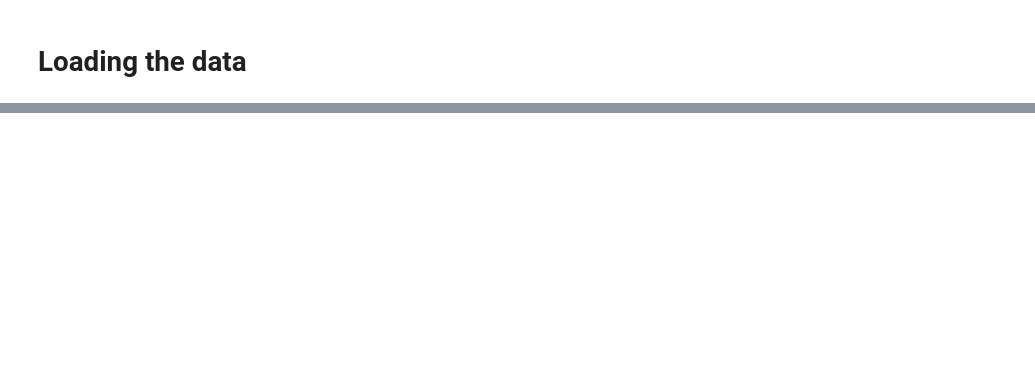
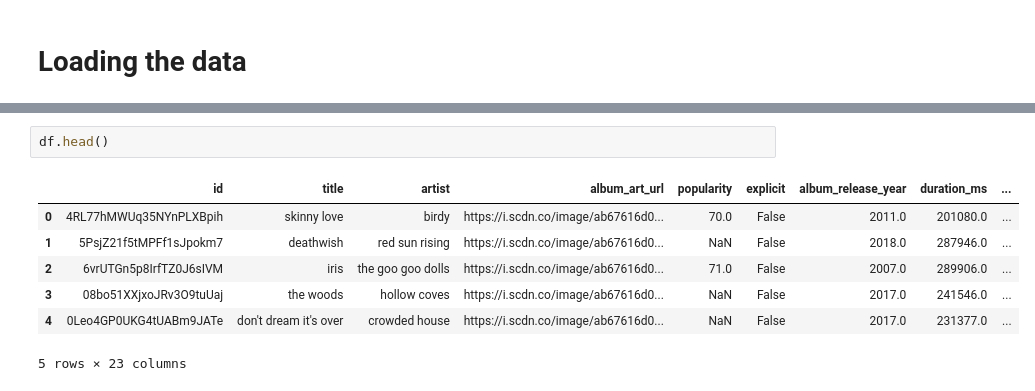
Before and after one commit to KrystianPielat/songs_analysis, a Jupyter notebook: data_collection.ipynb, the cells around one changed output, grey strips where cells are left out. Cells and saved outputs as stored; diff of their text form; blank space fills up the shorter version.

```diff
--- a/data_collection.ipynb
+++ b/data_collection.ipynb
@@ -150,0 +164,10 @@ df
+# %%
+df.head()
+# %% [output]
+|  | id | title | artist | album_art_url | popularity | explicit | album_release_year | duration_ms | ... |
+| 0 | 4RL77hMWUq35NYnPLXBpih | skinny love | birdy | https://i.scdn.co/image/ab67616d0... | 70.0 | False | 2011.0 | 201080.0 | ... |
+| 1 | 5PsjZ21f5tMPFf1sJpokm7 | deathwish | red sun rising | https://i.scdn.co/image/ab67616d0... | NaN | False | 2018.0 | 287946.0 | ... |
+| 2 | 6vrUTGn5p8IrfTZ0J6sIVM | iris | the goo goo dolls | https://i.scdn.co/image/ab67616d0... | 71.0 | False | 2007.0 | 289906.0 | ... |
+| 3 | 08bo51XXjxoJRv3O9tuUaj | the woods | hollow coves | https://i.scdn.co/image/ab67616d0... | NaN | False | 2017.0 | 241546.0 | ... |
+| 4 | 0Leo4GP0UKG4tUABm9JATe | don't dream it's over | crowded house | https://i.scdn.co/image/ab67616d0... | NaN | False | 2017.0 | 231377.0 | ... |
+5 rows × 23 columns
```
Also changed, not shown: parts of 5 cells of this notebook, 2 other files.
